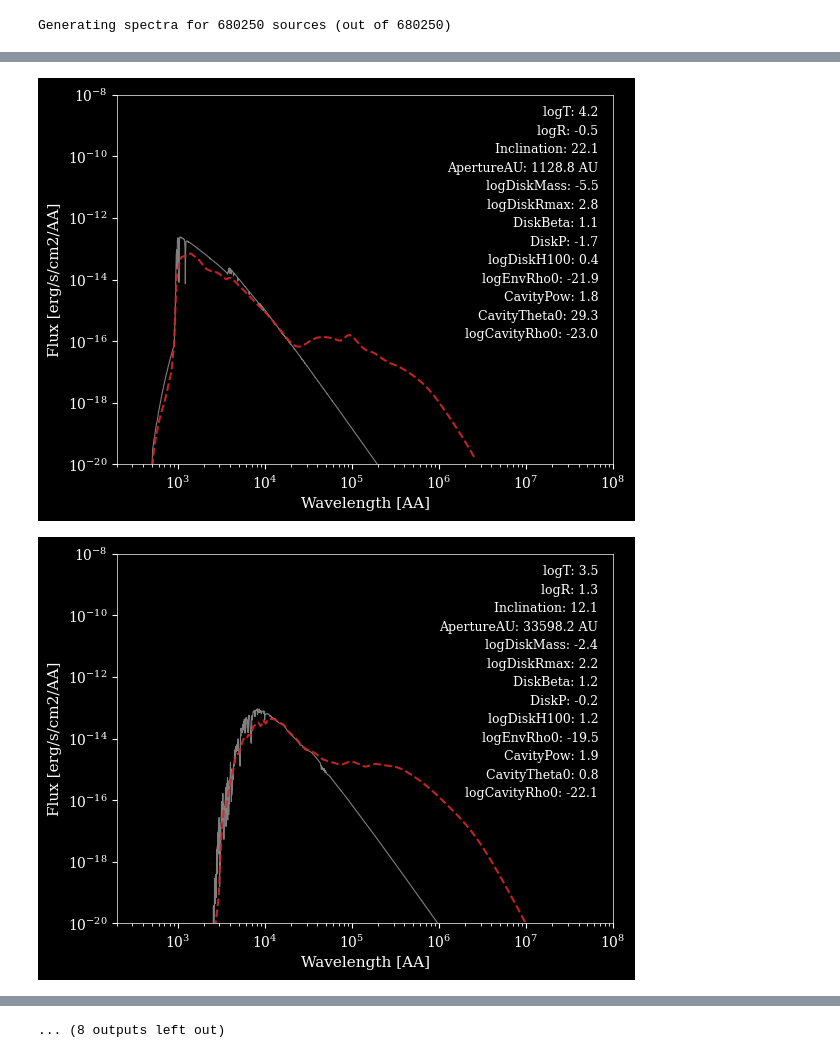
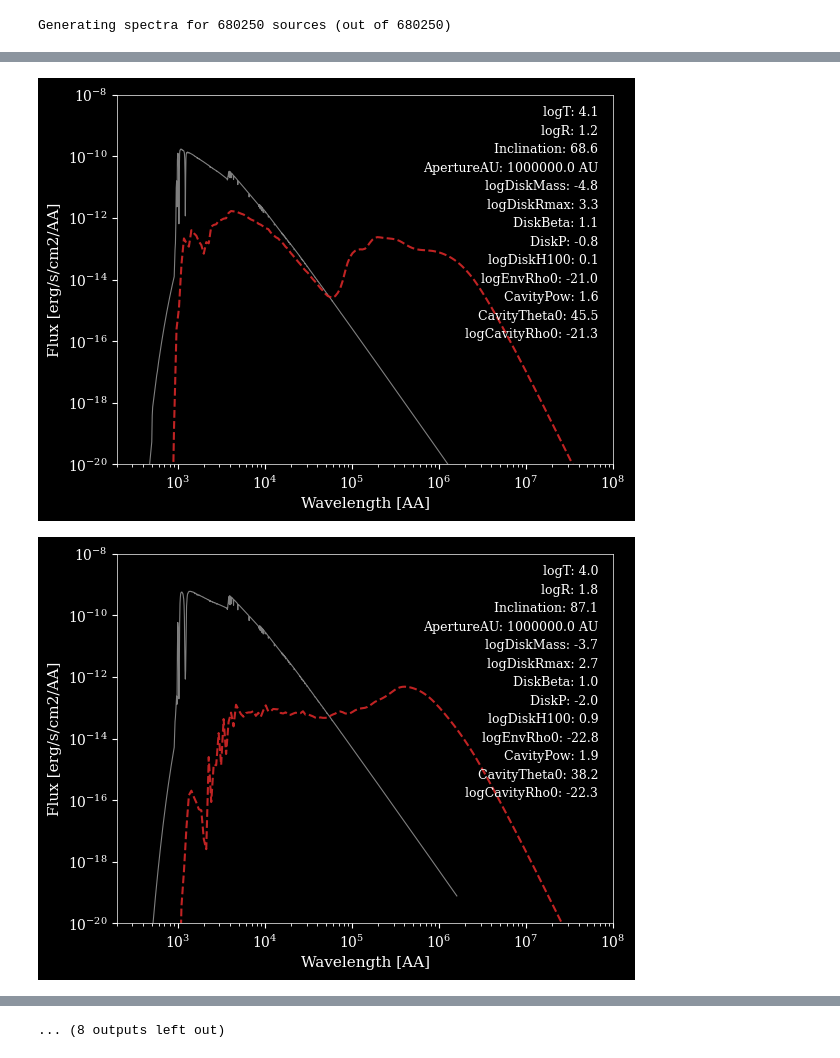
Before and after one commit to sebastianratzenboeck/StarPipeline, a Jupyter notebook: yso_basel_comparison.ipynb, the cells around one changed output, grey strips where cells are left out. Drawn from its saved outputs; the diff is of its cells as text; code cells hidden in the pictures.

```diff
--- a/yso_basel_comparison.ipynb
+++ b/yso_basel_comparison.ipynb
@@ -93,5 +89,8 @@ np.random.choice(len(aperture), size=1, replace=False)[0]
 # %%
 plt.style.use('dark_background')
+
+n_plt = 20
+idx_all = np.random.choice(len(logT), size=n_plt, replace=False)
 
 for idx in idx_all:
     plt.loglog(wave_ap, flam[idx], 'tab:grey', lw=0.8, alpha=1)
@@ -103,38 +102,38 @@ for idx in idx_all:
         logT = logT[idx],
         logR = logR[idx],
         Inclination = incl[idx],
-        ApertureAU = aperture[aperture_idx],
+        ApertureAU = aperture[-1],
         logDiskMass = logDiskMass[idx],
         logDiskRmax = logDiskRmax[idx],
         DiskBeta = DiskBeta[idx],
         DiskP = DiskP[idx],
         logDiskH100 = logDiskH100[idx],
         logEnvRho0 = logEnvRho0[idx],
         CavityPow = CavityPow[idx],
         CavityTheta0 = CavityTheta0[idx],
         logCavityRho0 = logCavityRho0[idx],
     )
     plt.xlabel('Wavelength [AA]', fontsize=11)
     plt.ylabel('Flux [erg/s/cm2/AA]', fontsize=11)
     plt.xlim(200, 1e8)
     plt.ylim(1e-20, 1e-8)
     # Set axis label sizes
     plt.tick_params(axis='both', which='major', labelsize=10)
     # Set label sizes
     for i, (desc, val) in enumerate(components.items()):
         # Put the text at the center of the plot
         plt.annotate(
             f"{desc}: {val:.1f}",
             xy=(0.97, 0.97 - i/20),  # Center of the plot
             xycoords="axes fraction",
             ha="right",
             va="top",
             fontsize=9,
             # bbox=dict(boxstyle="round,pad=0.3", edgecolor="black", facecolor="white"),
         )
     # Save figure
-    plt.savefig(f'/Users/ratzenboe/Desktop/plts/yso_model_{idx}.png', dpi=300, bbox_inches='tight')
+    # plt.savefig(f'/Users/ratzenboe/Desktop/plts/yso_model_{idx}.png', dpi=300, bbox_inches='tight')
     plt.show()
 # %% [output]
-[figure, old version]
+[figure, new version]
-[figure, old version]
+[figure, new version]
```
Also changed, not shown: parts of 4 cells of this notebook, 25 other files.
